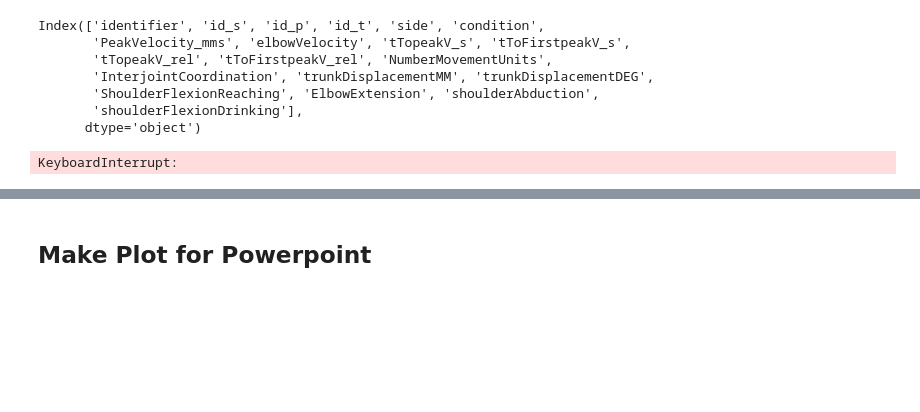
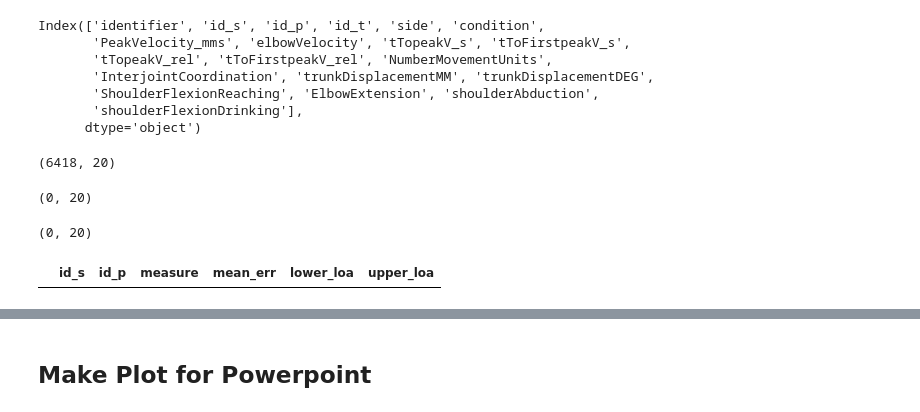
Before and after one commit to j-ullrich/iDrink_MMC_validation, a Jupyter notebook: src/notebooks/bland_altman.ipynb, the cells around one changed output, grey strips where cells are left out. Cells and saved outputs as stored; diff of their text form; code cells hidden in the pictures; blank space fills up the shorter version.

```diff
--- a/src/notebooks/bland_altman.ipynb
+++ b/src/notebooks/bland_altman.ipynb
@@ -106,5 +116,17 @@ if reduced_analysis:
 idx_s = df_murphy_mmc['id_s'].unique()
 idx_p = set(df_murphy_omc_s['id_p'].unique()).intersection(set(df_murphy_mmc['id_p'].unique()))
+# %%
+df_murphy_full.shape
+# %% [output]
+(6418, 20)
+# %%
+df_murphy.shape
+# %% [output]
+(0, 20)
+# %%
+df_murphy_mmc.shape
+# %% [output]
+(0, 20)
 # %%
 make_plots = False
 # %%
@@ -122,7 +144,7 @@ for measure in murphy_measures:
 
         progbar.set_description(f'Processing {id_s} \t {measure}')
 
-        df_murphy_mmc_s = df_murphy[df_murphy['id_s'] == id_s]
+        df_murphy_mmc_s = df_murphy_mmc[df_murphy_mmc['id_s'] == id_s]
         i = 0
 
         if make_plots:
@@ -188,31 +210,31 @@ for measure in murphy_measures:
             i+=1
 
         if make_plots:
             fig_val_val.add_trace(go.Scatter(x=[0, max_val], y=[0, max_val], mode='lines', name='Line of Equality', line=dict(color='grey', width=2, dash='dash')))
 
             try:
                 regress = st.linregress(x=df_mmc_fit[measure].values, y=df_omc_fit[measure].values)
                 fig_val_val.add_trace(go.Scatter(x=df_mmc_fit[measure].values, y=regress.intercept + regress.slope * df_mmc_fit[measure].values, mode='lines', name='Regression Line', line=dict(color='red', width=2)))
 
                 fig_val_val.update_layout(template='plotly', height = 1000, width = 1000)
 
                 fig_val_val.add_annotation(
                     x=max_val,  # Set the annotation near the maximum x value
                     y=0,  # Set the annotation near the minimum y value
                     text=f"Slope: {regress.slope:.2f}",  # Display the slope with 2 decimal places
                     showarrow=False,  # No arrow needed
                     font=dict(size=12),  # Adjust font size
                     xanchor="right",  # Align to the right
                     yanchor="bottom"  # Align to the bottom
                     )
             except:
                 pass
 
         # If nregress is None, do not write the image
 
         progbar.update(1)
 progbar.close()
 
 df_altman.dropna()
 # %% [output]
-KeyboardInterrupt:
+|  | id_s | id_p | measure | mean_err | lower_loa | upper_loa |
```
Also changed, not shown: parts of 10 cells of this notebook, 7 other files.
